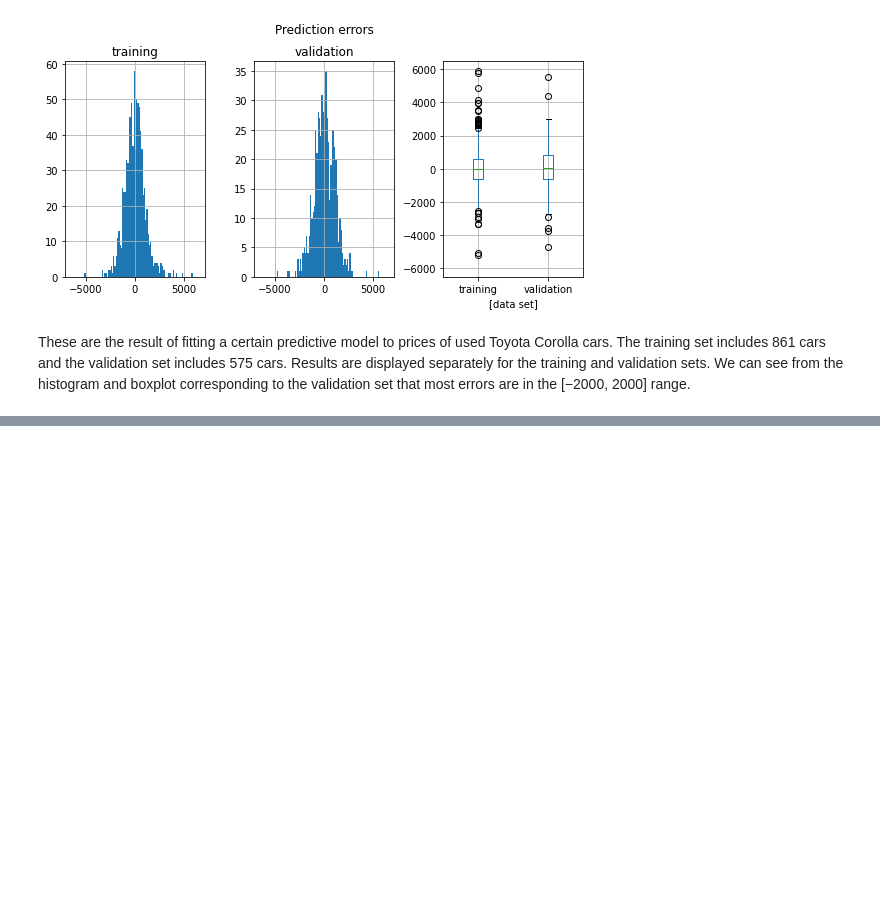
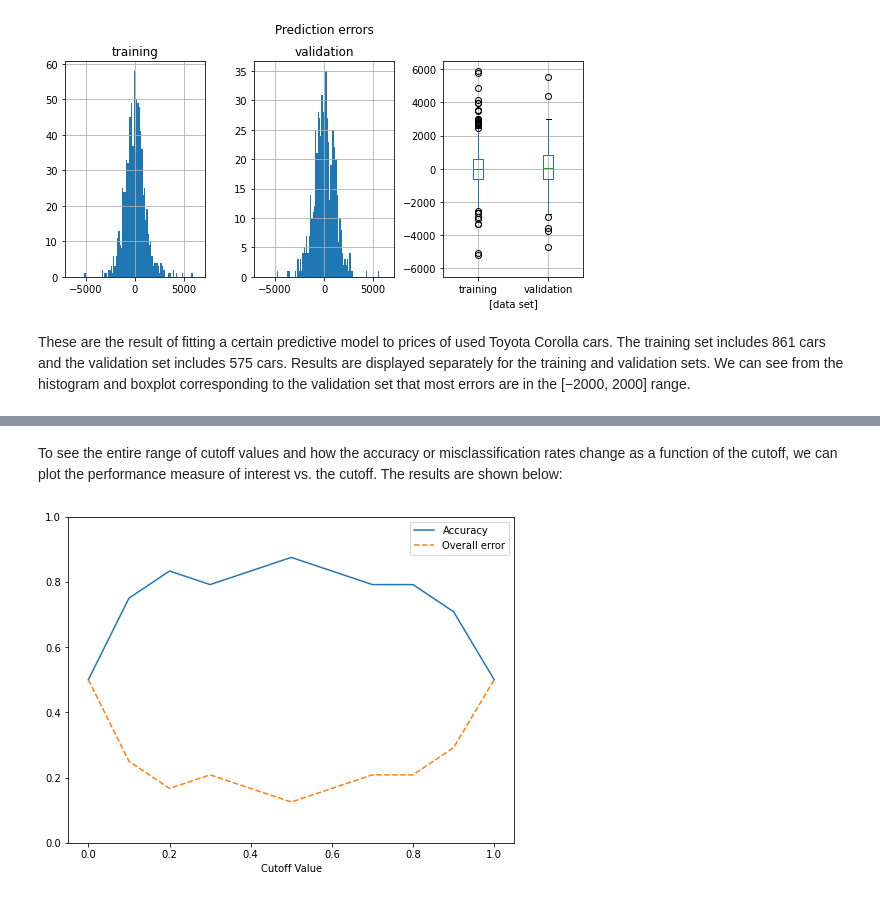
Before and after one commit to jeantardelli/data-mining-for-business-analytics, a Jupyter notebook: analysis/evaluating-predictive-performance.ipynb, the cells around one changed output, grey strips where cells are left out. Cells and saved outputs as stored; diff of their text form; code cells hidden in the pictures; blank space fills up the shorter version.

Commit message:
Judging Classifier Performance Pt. 1

```diff
--- a/analysis/evaluating-predictive-performance.ipynb
+++ b/analysis/evaluating-predictive-performance.ipynb
@@ -194,0 +294,4 @@ It can be seen that the model’s predictive performance in terms of gains is be
+# %%
+# in the example we have
+acc = (2689 + 201) / 3000
+acc
@@ -194,0 +312,3 @@ It can be seen that the model’s predictive performance in terms of gains is be
+# %%
+owner_df = pd.read_csv("../datasets/ownerExample.csv")
+owner_df
@@ -194,0 +335,15 @@ It can be seen that the model’s predictive performance in terms of gains is be
+# %%
+# cutoff = 0.5
+predicted = ["owner" if p > 0.5 else "nonowner" for p in owner_df.Probability]
+classification_summary(owner_df.Class, predicted, class_names=["nonowner", "owner"])
+print()
+
+# cutoff = 0.25
+predicted = ["owner" if p > 0.25 else "nonowner" for p in owner_df.Probability]
+classification_summary(owner_df.Class, predicted, class_names=["nonowner", "owner"])
+print()
+
+# cutoff = 0.75
+predicted = ["owner" if p > 0.75 else "nonowner" for p in owner_df.Probability]
+classification_summary(owner_df.Class, predicted, class_names=["nonowner", "owner"])
+print()
@@ -194,0 +371,21 @@ It can be seen that the model’s predictive performance in terms of gains is be
+# %% [markdown]
+To see the entire range of cutoff values and how the accuracy or misclassification rates change as a function of the cutoff, we can plot the performance measure of interest vs. the cutoff. The results are shown below:
+# %%
+fig, ax = plt.subplots(figsize=(8, 6))
+
+cutoffs = [i * 0.1 for i in range(0, 11)]
+acc_t = []
+
+for cutoff in cutoffs:
+    predicted = ["owner" if p > cutoff else "nonowner" for p in owner_df.Probability]
+    acc_t.append(accuracy_score(owner_df.Class, predicted))
+
+line_accuracy = ax.plot(cutoffs, acc_t, "-", label="Accuracy")
+line_error = ax.plot(cutoffs, [1 - acc for acc in acc_t], "--", label="Overall error")
+
+ax.set_ylim([0, 1])
+ax.set_xlabel("Cutoff Value")
+plt.legend()
+plt.show()
+# %% [output]
+[figure, added]
```
Also changed, not shown: parts of 18 cells of this notebook, 2 other files.
